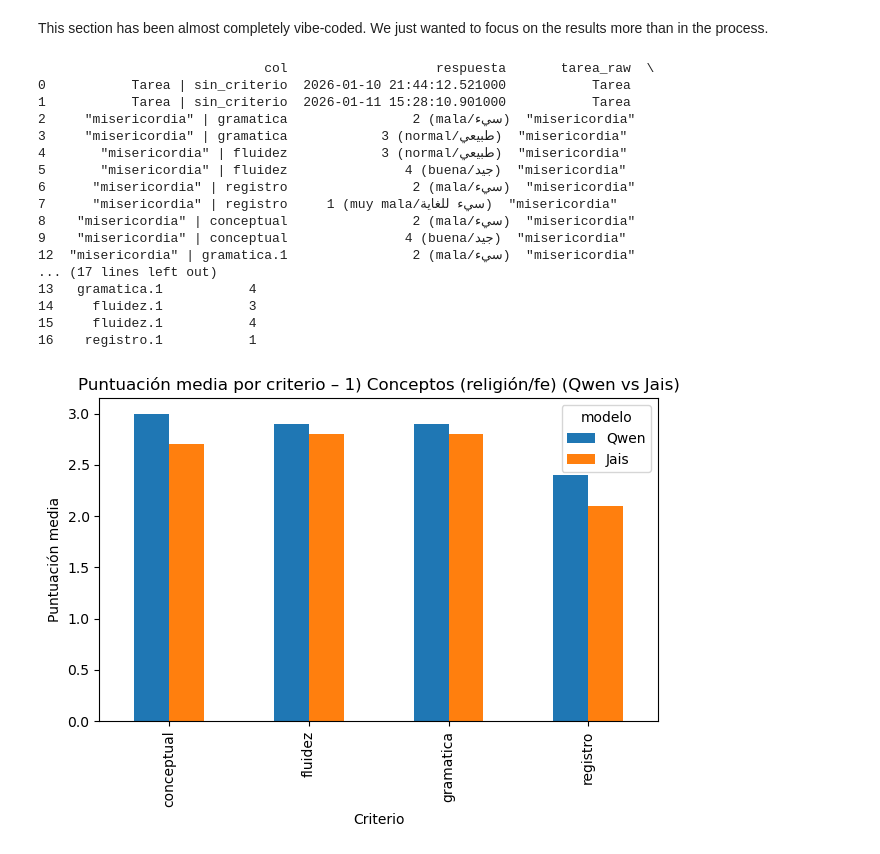
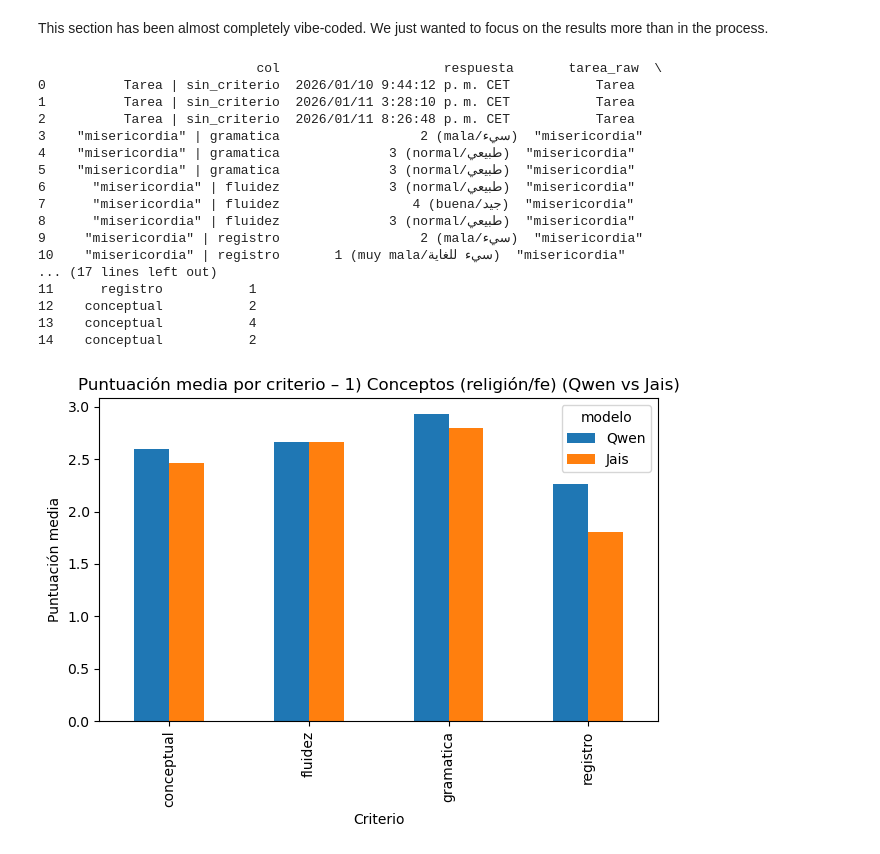
Before and after one commit to UnaiOlaiz/NLP-Group-Project, a Jupyter notebook: src/Análisis Respuestas Humanas.ipynb, the cells around one changed output. Saved outputs shown, nothing was run; the diff lists cells and outputs as text; code cells hidden in the pictures.

```diff
--- a/src/Análisis Respuestas Humanas.ipynb
+++ b/src/Análisis Respuestas Humanas.ipynb
@@ -51,7 +51,7 @@ import numpy as np
 from pathlib import Path
 
 # === Cargar Excel ===
-xlsx_path = "../data/cuestionario_columnas_limpias.xlsx"
+xlsx_path = "../data/cuestionario_columnas_limpias_desde_csv.xlsx"
 df_wide = pd.read_excel(xlsx_path)
 
 # Columnas meta / puntuación
@@ -131,47 +131,47 @@ for task in task_order:
     plt.tight_layout()
     plt.savefig(out_dir / f"bar_modelos_tarea_{task[0]}.png", dpi=200, bbox_inches="tight")
     plt.show()
 
     # --- Radar (dos líneas) ---
     labels = means.index.tolist()
     N = len(labels)
     angles = np.linspace(0, 2*np.pi, N, endpoint=False).tolist()
     angles += angles[:1]
 
     plt.figure()
     ax = plt.subplot(111, polar=True)
 
     for model in ["Qwen", "Jais"]:
         vals = means[model].tolist()
         vals += vals[:1]
         ax.plot(angles, vals, label=model)
         ax.fill(angles, vals, alpha=0.1)
 
     ax.set_xticks(angles[:-1])
     ax.set_xticklabels(labels, fontsize=11)
     ax.set_yticks([1, 2, 3, 4, 5])
     ax.set_ylim(0, 5)
     ax.set_title(f"Radar – {task} (Qwen vs Jais)", pad=20)
     ax.legend(loc="upper right", bbox_to_anchor=(1.25, 1.1))
     plt.tight_layout()
     plt.savefig(out_dir / f"radar_modelos_tarea_{task[0]}.png", dpi=200, bbox_inches="tight")
     plt.show()
 # %% [output]
-                             col                   respuesta       tarea_raw  \
-0           Tarea | sin_criterio  2026-01-10 21:44:12.521000           Tarea
-1           Tarea | sin_criterio  2026-01-11 15:28:10.901000           Tarea
-2     "misericordia" | gramatica                2 (mala/سيء)  "misericordia"
-3     "misericordia" | gramatica            3 (normal/طبيعي)  "misericordia"
-4       "misericordia" | fluidez            3 (normal/طبيعي)  "misericordia"
-5       "misericordia" | fluidez               4 (buena/جيد)  "misericordia"
-6      "misericordia" | registro                2 (mala/سيء)  "misericordia"
-7      "misericordia" | registro     1 (muy mala/سيء للغاية)  "misericordia"
-8    "misericordia" | conceptual                2 (mala/سيء)  "misericordia"
-9    "misericordia" | conceptual               4 (buena/جيد)  "misericordia"
-12  "misericordia" | gramatica.1                2 (mala/سيء)  "misericordia"
+                            col                     respuesta       tarea_raw  \
+0          Tarea | sin_criterio  2026/01/10 9:44:12 p. m. CET           Tarea
+1          Tarea | sin_criterio  2026/01/11 3:28:10 p. m. CET           Tarea
+2          Tarea | sin_criterio  2026/01/11 8:26:48 p. m. CET           Tarea
+3    "misericordia" | gramatica                  2 (mala/سيء)  "misericordia"
+4    "misericordia" | gramatica              3 (normal/طبيعي)  "misericordia"
+5    "misericordia" | gramatica              3 (normal/طبيعي)  "misericordia"
+6      "misericordia" | fluidez              3 (normal/طبيعي)  "misericordia"
+7      "misericordia" | fluidez                 4 (buena/جيد)  "misericordia"
+8      "misericordia" | fluidez              3 (normal/طبيعي)  "misericordia"
+9     "misericordia" | registro                  2 (mala/سيء)  "misericordia"
+10    "misericordia" | registro       1 (muy mala/سيء للغاية)  "misericordia"
 ... (17 lines left out)
-13   gramatica.1           4
-14     fluidez.1           3
-15     fluidez.1           4
-16    registro.1           1
+11      registro           1
+12    conceptual           2
+13    conceptual           4
+14    conceptual           2
-[figure, old version]
+[figure, new version]
```
Also changed, not shown: parts of 2 cells of this notebook, 9 other files.
